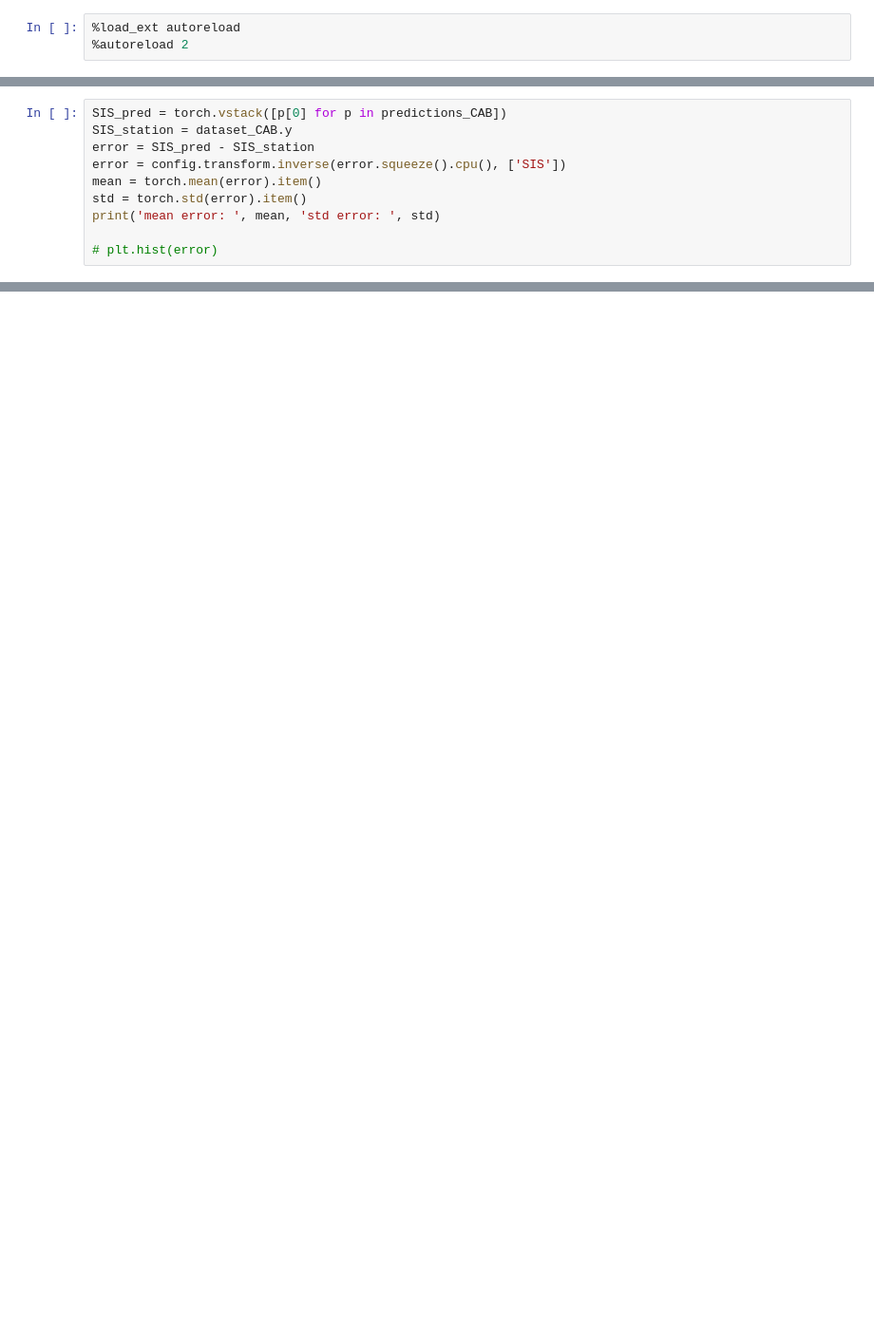
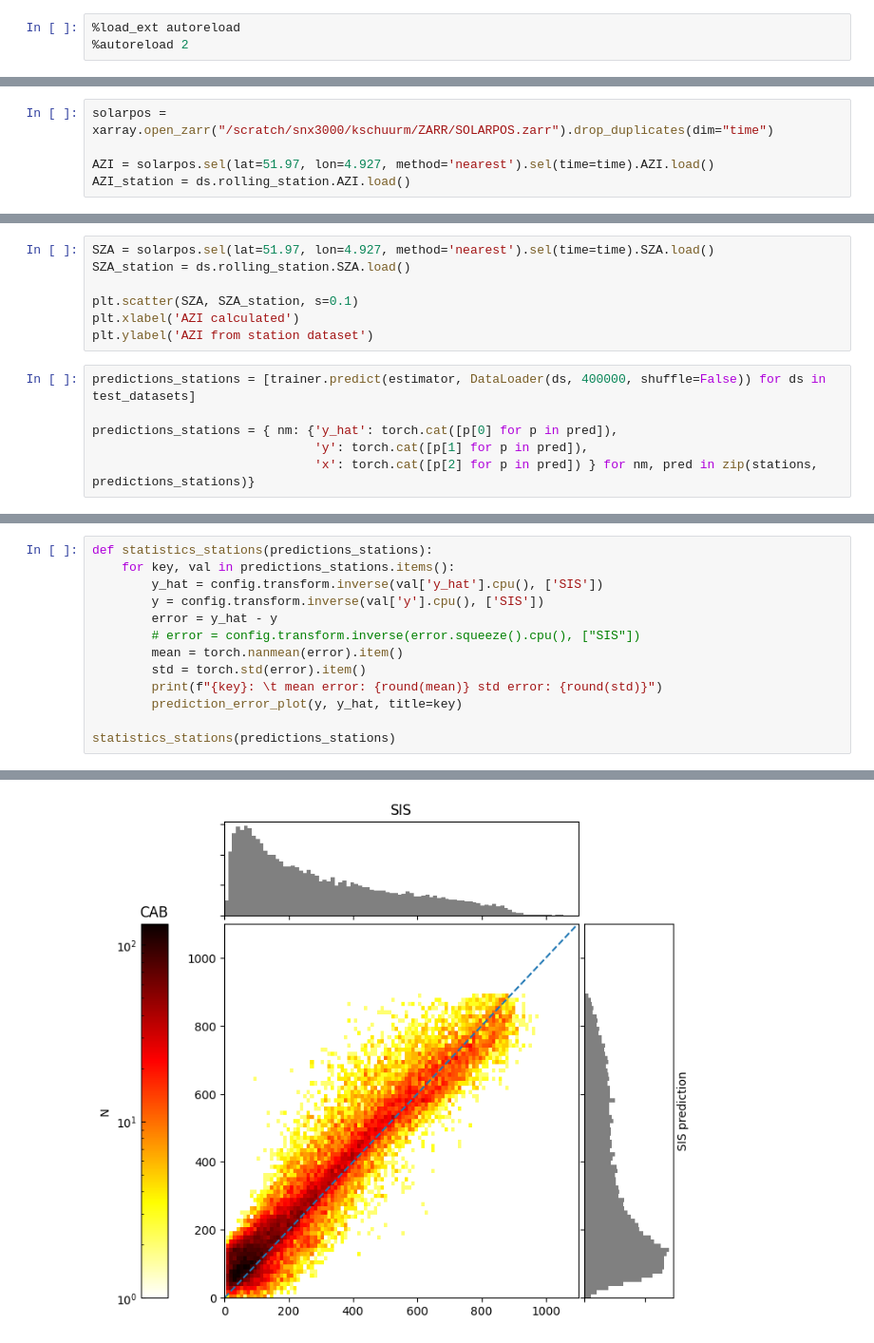
Before and after one commit to KRS-dev/irradiance_estimation, a Jupyter notebook: inference/inference.ipynb, the cells around one changed output, grey strips where cells are left out. Shown: that part at 95% size. Saved outputs shown, nothing was run; the diff lists cells and outputs as text; blank space fills up the shorter version.

```diff
--- a/inference/inference.ipynb
+++ b/inference/inference.ipynb
@@ -187,0 +147,5 @@ LOCAL_RANK: 0 - CUDA_VISIBLE_DEVICES: [0]
+# %%
+solarpos = xarray.open_zarr("/scratch/snx3000/kschuurm/ZARR/SOLARPOS.zarr").drop_duplicates(dim="time")
+
+AZI = solarpos.sel(lat=51.97, lon=4.927, method='nearest').sel(time=time).AZI.load()
+AZI_station = ds.rolling_station.AZI.load()
@@ -187,0 +156,13 @@ LOCAL_RANK: 0 - CUDA_VISIBLE_DEVICES: [0]
+# %%
+SZA = solarpos.sel(lat=51.97, lon=4.927, method='nearest').sel(time=time).SZA.load()
+SZA_station = ds.rolling_station.SZA.load()
+
+plt.scatter(SZA, SZA_station, s=0.1)
+plt.xlabel('AZI calculated')
+plt.ylabel('AZI from station dataset')
+# %%
+predictions_stations = [trainer.predict(estimator, DataLoader(ds, 400000, shuffle=False)) for ds in test_datasets]
+
+predictions_stations = { nm: {'y_hat': torch.cat([p[0] for p in pred]),
+                              'y': torch.cat([p[1] for p in pred]),
+                              'x': torch.cat([p[2] for p in pred]) } for nm, pred in zip(stations, predictions_stations)}
@@ -188,11 +182,14 @@ LOCAL_RANK: 0 - CUDA_VISIBLE_DEVICES: [0]
 # %%
-SIS_pred = torch.vstack([p[0] for p in predictions_CAB])
-SIS_station = dataset_CAB.y
-error = SIS_pred - SIS_station
-error = config.transform.inverse(error.squeeze().cpu(), ['SIS'])
-mean = torch.mean(error).item()
-std = torch.std(error).item()
-print('mean error: ', mean, 'std error: ', std)
+def statistics_stations(predictions_stations):
+    for key, val in predictions_stations.items():
+        y_hat = config.transform.inverse(val['y_hat'].cpu(), ['SIS'])
+        y = config.transform.inverse(val['y'].cpu(), ['SIS'])
+        error = y_hat - y
+        # error = config.transform.inverse(error.squeeze().cpu(), ["SIS"])
+        mean = torch.nanmean(error).item()
+        std = torch.std(error).item()
+        print(f"{key}: \t mean error: {round(mean)} std error: {round(std)}")
+        prediction_error_plot(y, y_hat, title=key)
 
-# plt.hist(error)
+statistics_stations(predictions_stations)
 # %% [output]
@@ -199,0 +206 @@ mean error:  333.4072265625 std error:  365.288818359375
+[figure, added]
```
Also changed, not shown: parts of 33 cells of this notebook, 18 other files.
